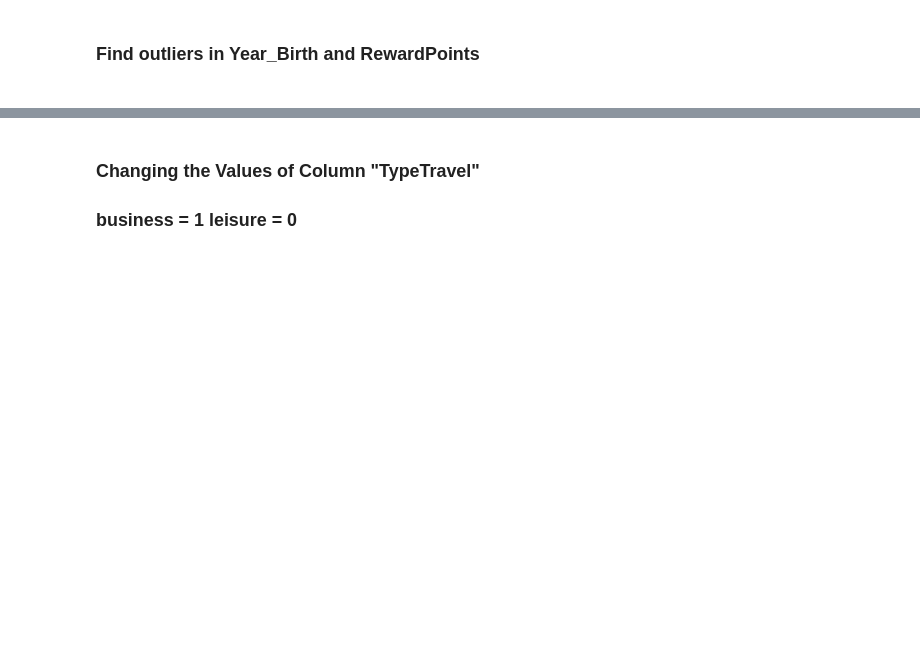
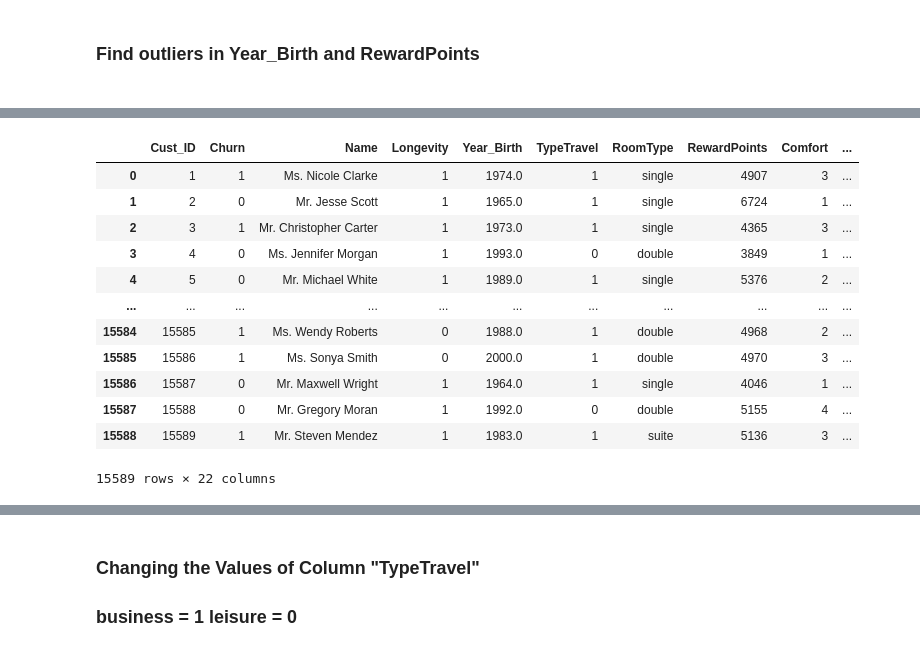
Before and after one commit to Leon209/Project_1-Supervised-Model, a Jupyter notebook: Project 1.ipynb, the cells around one changed output, grey strips where cells are left out. Drawn from its saved outputs; the diff is of its cells as text; code cells hidden in the pictures; blank space fills up the shorter version.

```diff
--- a/Project 1.ipynb
+++ b/Project 1.ipynb
@@ -92,3 +109,19 @@ dtype: float64
+# %%
+data
+# %% [output]
+|  | Cust_ID | Churn | Name | Longevity | Year_Birth | TypeTravel | RoomType | RewardPoints | Comfort | ... |
+| 0 | 1 | 1 | Ms. Nicole Clarke | 1 | 1974.0 | 1 | single | 4907 | 3 | ... |
+| 1 | 2 | 0 | Mr. Jesse Scott | 1 | 1965.0 | 1 | single | 6724 | 1 | ... |
+| 2 | 3 | 1 | Mr. Christopher Carter | 1 | 1973.0 | 1 | single | 4365 | 3 | ... |
+| 3 | 4 | 0 | Ms. Jennifer Morgan | 1 | 1993.0 | 0 | double | 3849 | 1 | ... |
+| 4 | 5 | 0 | Mr. Michael White | 1 | 1989.0 | 1 | single | 5376 | 2 | ... |
+| ... | ... | ... | ... | ... | ... | ... | ... | ... | ... | ... |
+| 15584 | 15585 | 1 | Ms. Wendy Roberts | 0 | 1988.0 | 1 | double | 4968 | 2 | ... |
+| 15585 | 15586 | 1 | Ms. Sonya Smith | 0 | 2000.0 | 1 | double | 4970 | 3 | ... |
+| 15586 | 15587 | 0 | Mr. Maxwell Wright | 1 | 1964.0 | 1 | single | 4046 | 1 | ... |
+| 15587 | 15588 | 0 | Mr. Gregory Moran | 1 | 1992.0 | 0 | double | 5155 | 4 | ... |
+| 15588 | 15589 | 1 | Mr. Steven Mendez | 1 | 1983.0 | 1 | suite | 5136 | 3 | ... |
+15589 rows × 22 columns
 # %%
 data['Longevity'].value_counts()
 # %% [output]
```
Also changed, not shown: parts of 15 cells of this notebook.
